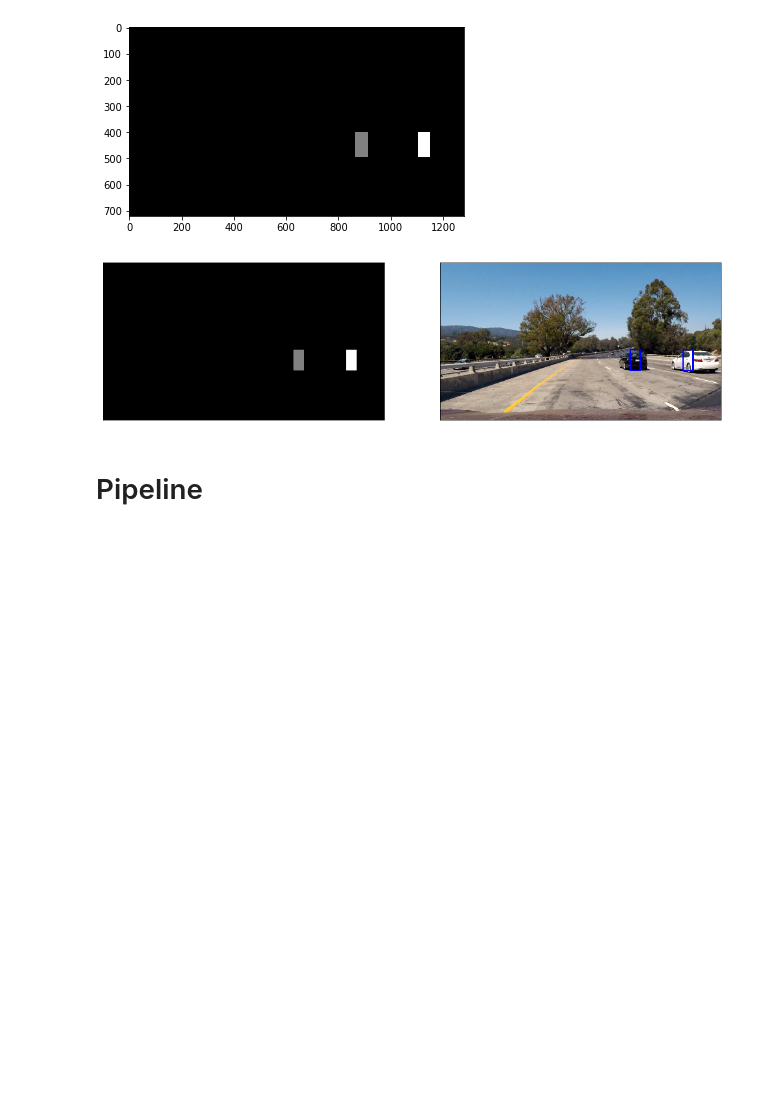
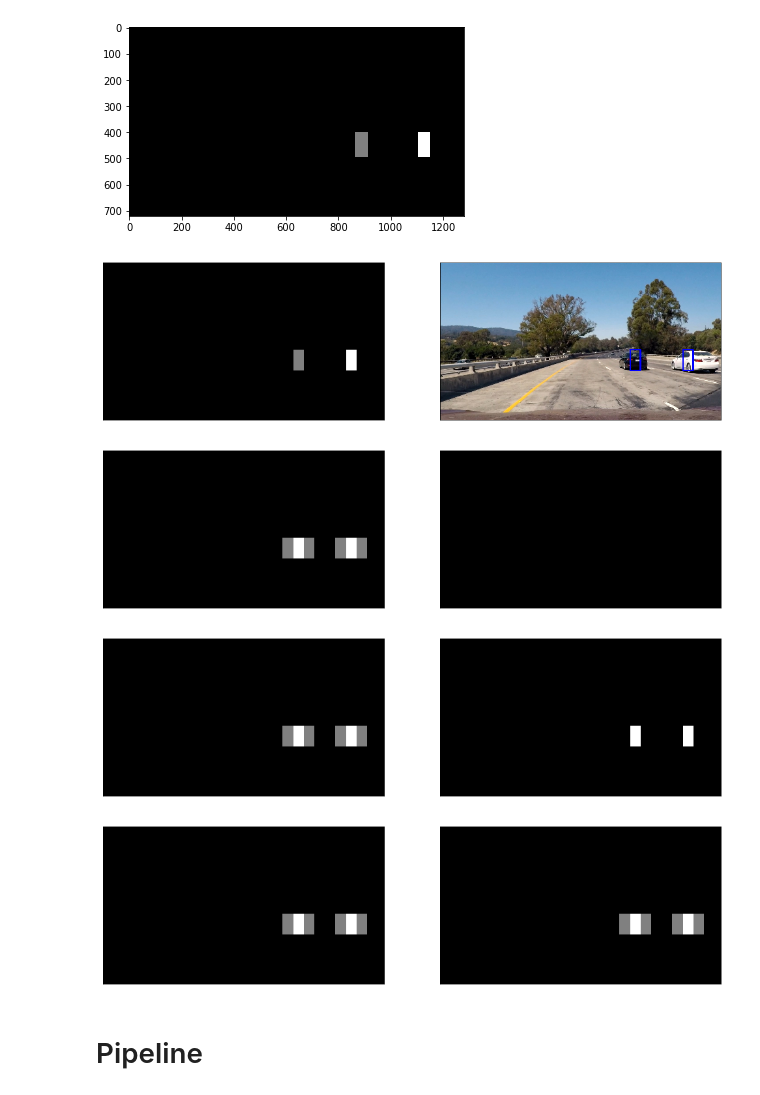
Before and after one commit to stefancyliax/CarND-Vehicle-Detection, a Jupyter notebook: P5_Vehicle_Detection.ipynb, the cells around one changed output. Drawn from its saved outputs; the diff is of its cells as text; code cells hidden in the pictures; blank space fills up the shorter version.

```diff
--- a/P5_Vehicle_Detection.ipynb
+++ b/P5_Vehicle_Detection.ipynb
@@ -652,6 +652,54 @@ draw_img = draw_labeled_bboxes(np.copy(img), labels)
 print_example_images(labels[0], draw_img)
 # %% [output]
 [figure]
+# %%
+class Heatmap():
+    def __init__(self, history_depth=10, threshold=2):
+
+        self.threshold = threshold
+        self.history_depth = history_depth
+        self.history = np.array([[],[]])
+        self.current_heatmap = np.array([[],[]])
+        self.smoothed_heatmap = np.array([[],[]])
+
+
+    def add_heat(self, bbox_list):
+        self.current_heatmap = np.zeros((720, 1280)).astype(np.uint8)
+        for box in bbox_list:
+            self.current_heatmap[box[0][1]:box[1][1], box[0][0]:box[1][0]] += 1
+
+        self.__update_history()
+
+
+
+    def __update_history(self):
+        # update history
+        if self.history.size == 0:
+            self.history = self.current_heatmap.reshape(1,720,1280)
+        else:
+            self.history = np.vstack((self.history, self.current_heatmap.reshape(1,720,1280)))
+
+        # limit depth of history to 10 newest
+        if self.history.shape[0] > self.history_depth:
+            self.history = self.history[1:,:,:]
+
+        # calculate sum over history
+        self.smoothed_heatmap = np.sum(self.history,axis=0)
+
+        # apply threshold to reject false positives
+        self.smoothed_heatmap[self.smoothed_heatmap <= self.threshold] = 0
+        self.smoothed_heatmap = np.clip(self.smoothed_heatmap, 0, 255)
+
+
+## Demo
+heatmap = Heatmap(history_depth = 4, threshold = 2)
+for n in range(3):
+    heatmap.add_heat(bbox_list)
+    print_example_images(heatmap.current_heatmap, heatmap.smoothed_heatmap)
+# %% [output]
+[figure, added]
+[figure, added]
+[figure, added]
 # %% [markdown]
 # Pipeline
 # %%
```
Also changed, not shown: parts of 9 cells of this notebook.
